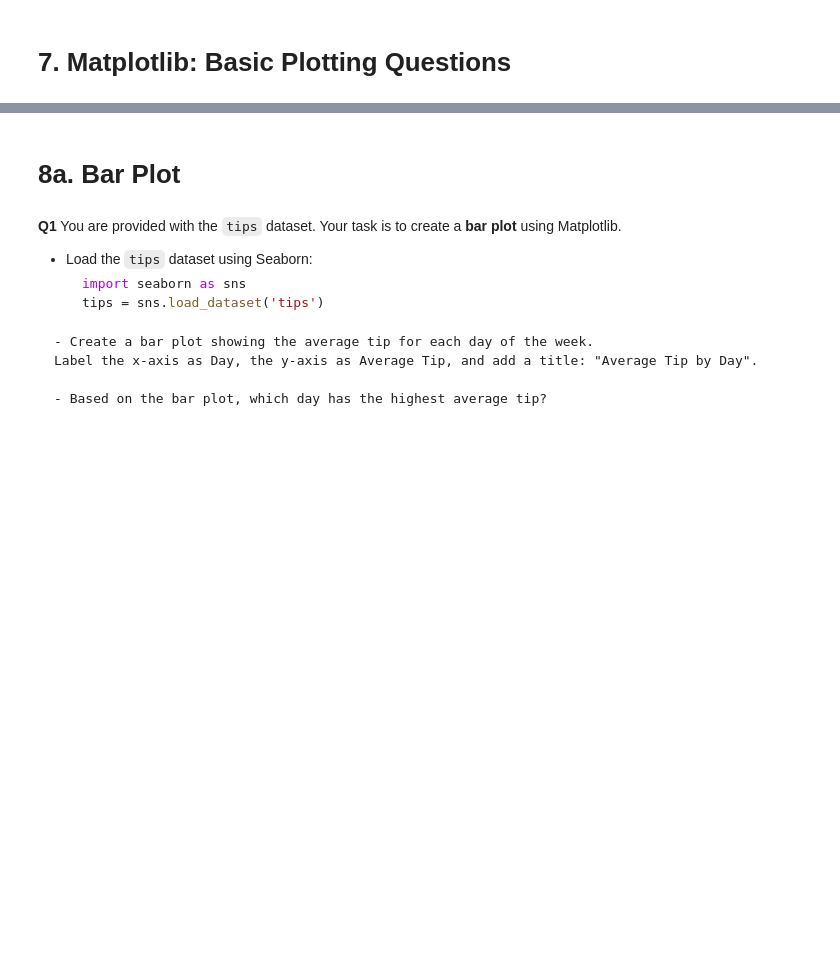
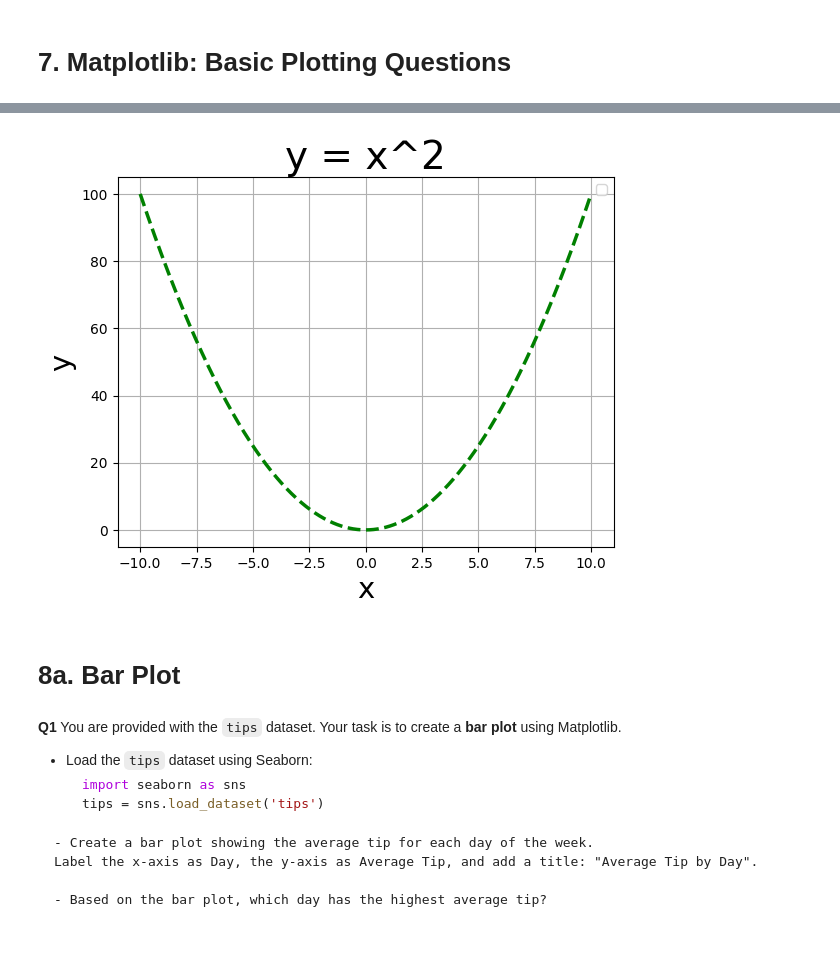
Before and after one commit to Diver202/PSDV, a Jupyter notebook: Lab2/Lab2_Pandas_Matplotlib.ipynb, the cells around one changed output, grey strips where cells are left out. Drawn from its saved outputs; the diff is of its cells as text; code cells hidden in the pictures; blank space fills up the shorter version.

```diff
--- a/Lab2/Lab2_Pandas_Matplotlib.ipynb
+++ b/Lab2/Lab2_Pandas_Matplotlib.ipynb
@@ -795,3 +815,15 @@ Plot the function \(y = x^2\) for \(x \in [-10, 10]\). Customize the plot by:
+# %%
+x = np.linspace(-10, 10, 1000)
+y = np.square(x)
+plt.plot(x,y,color='green',linestyle='dashed',linewidth = '2.5')
+plt.xlabel("x",fontsize = 21)
+plt.ylabel("y", fontsize = 21)
+plt.title("y = x^2",fontsize = 28)
+plt.legend()
+plt.grid()
+plt.show()
+# %% [output]
+[figure, added]
 # %% [markdown]
 # 8a. Bar Plot
 # %% [markdown]
```
Also changed, not shown: parts of 12 cells of this notebook.
